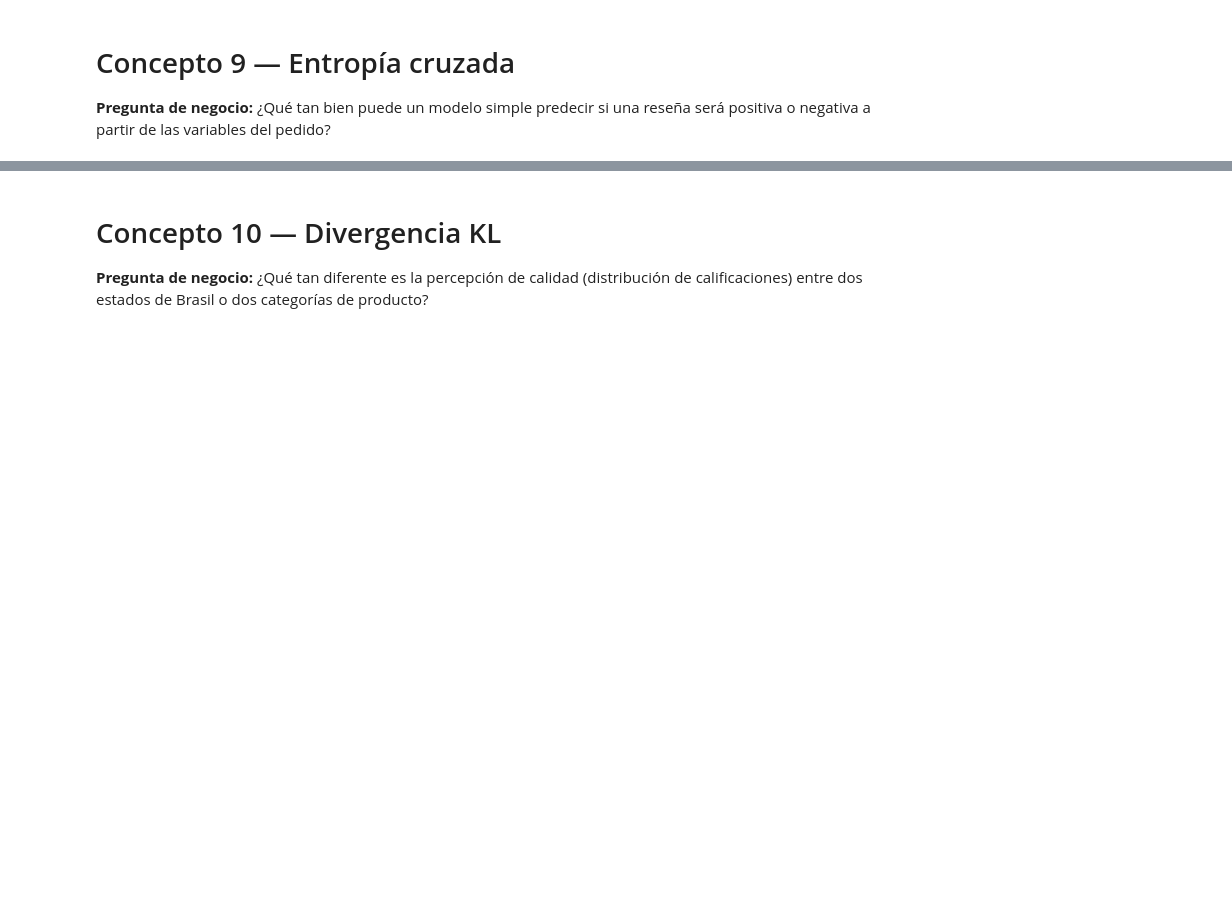
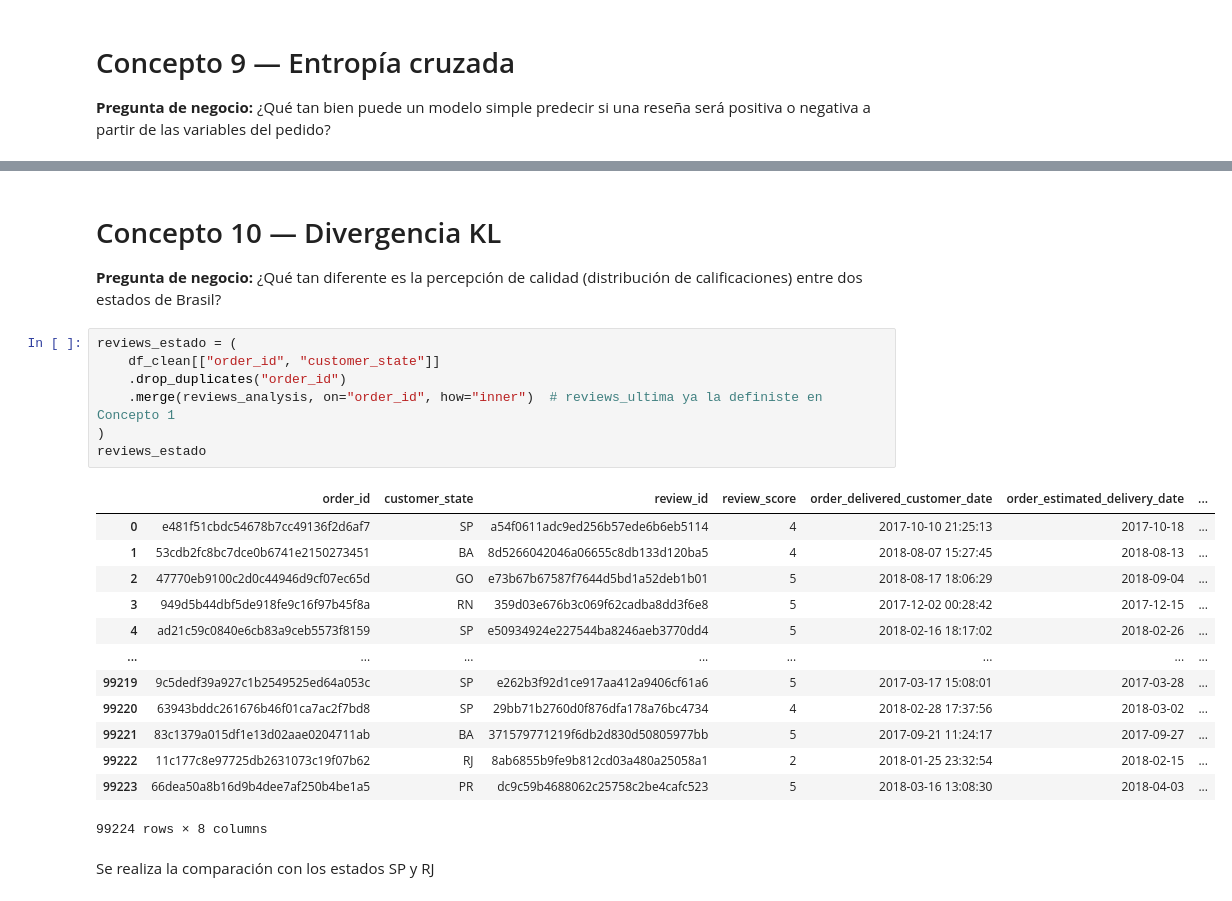
Before and after one commit to Walnut235/olist-probabilistic-analysis, a Jupyter notebook: notebooks/01_analisis_olist.ipynb, the cells around one changed output, grey strips where cells are left out. Drawn from its saved outputs; the diff is of its cells as text; blank space fills up the shorter version.

```diff
--- a/notebooks/01_analisis_olist.ipynb
+++ b/notebooks/01_analisis_olist.ipynb
@@ -1288,4 +1640,27 @@ La entropía normalizada de la distribución de categorías de producto es 76.73
 # %% [markdown]
 # Concepto 10 — Divergencia KL
 
-**Pregunta de negocio:** ¿Qué tan diferente es la percepción de calidad (distribución de calificaciones) entre dos estados de Brasil o dos categorías de producto?
+**Pregunta de negocio:** ¿Qué tan diferente es la percepción de calidad (distribución de calificaciones) entre dos estados de Brasil?
+# %%
+reviews_estado = (
+    df_clean[["order_id", "customer_state"]]
+    .drop_duplicates("order_id")
+    .merge(reviews_analysis, on="order_id", how="inner")  # reviews_ultima ya la definiste en Concepto 1
+)
+reviews_estado
+# %% [output]
+|  | order_id | customer_state | review_id | review_score | order_delivered_customer_date | order_estimated_delivery_date | ... |
+| 0 | e481f51cbdc54678b7cc49136f2d6af7 | SP | a54f0611adc9ed256b57ede6b6eb5114 | 4 | 2017-10-10 21:25:13 | 2017-10-18 | ... |
+| 1 | 53cdb2fc8bc7dce0b6741e2150273451 | BA | 8d5266042046a06655c8db133d120ba5 | 4 | 2018-08-07 15:27:45 | 2018-08-13 | ... |
+| 2 | 47770eb9100c2d0c44946d9cf07ec65d | GO | e73b67b67587f7644d5bd1a52deb1b01 | 5 | 2018-08-17 18:06:29 | 2018-09-04 | ... |
+| 3 | 949d5b44dbf5de918fe9c16f97b45f8a | RN | 359d03e676b3c069f62cadba8dd3f6e8 | 5 | 2017-12-02 00:28:42 | 2017-12-15 | ... |
+| 4 | ad21c59c0840e6cb83a9ceb5573f8159 | SP | e50934924e227544ba8246aeb3770dd4 | 5 | 2018-02-16 18:17:02 | 2018-02-26 | ... |
+| ... | ... | ... | ... | ... | ... | ... | ... |
+| 99219 | 9c5dedf39a927c1b2549525ed64a053c | SP | e262b3f92d1ce917aa412a9406cf61a6 | 5 | 2017-03-17 15:08:01 | 2017-03-28 | ... |
+| 99220 | 63943bddc261676b46f01ca7ac2f7bd8 | SP | 29bb71b2760d0f876dfa178a76bc4734 | 4 | 2018-02-28 17:37:56 | 2018-03-02 | ... |
+| 99221 | 83c1379a015df1e13d02aae0204711ab | BA | 371579771219f6db2d830d50805977bb | 5 | 2017-09-21 11:24:17 | 2017-09-27 | ... |
+| 99222 | 11c177c8e97725db2631073c19f07b62 | RJ | 8ab6855b9fe9b812cd03a480a25058a1 | 2 | 2018-01-25 23:32:54 | 2018-02-15 | ... |
+| 99223 | 66dea50a8b16d9b4dee7af250b4be1a5 | PR | dc9c59b4688062c25758c2be4cafc523 | 5 | 2018-03-16 13:08:30 | 2018-04-03 | ... |
+99224 rows × 8 columns
+# %% [markdown]
+Se realiza la comparación con los estados SP y RJ
```
Also changed, not shown: parts of 36 cells of this notebook.
